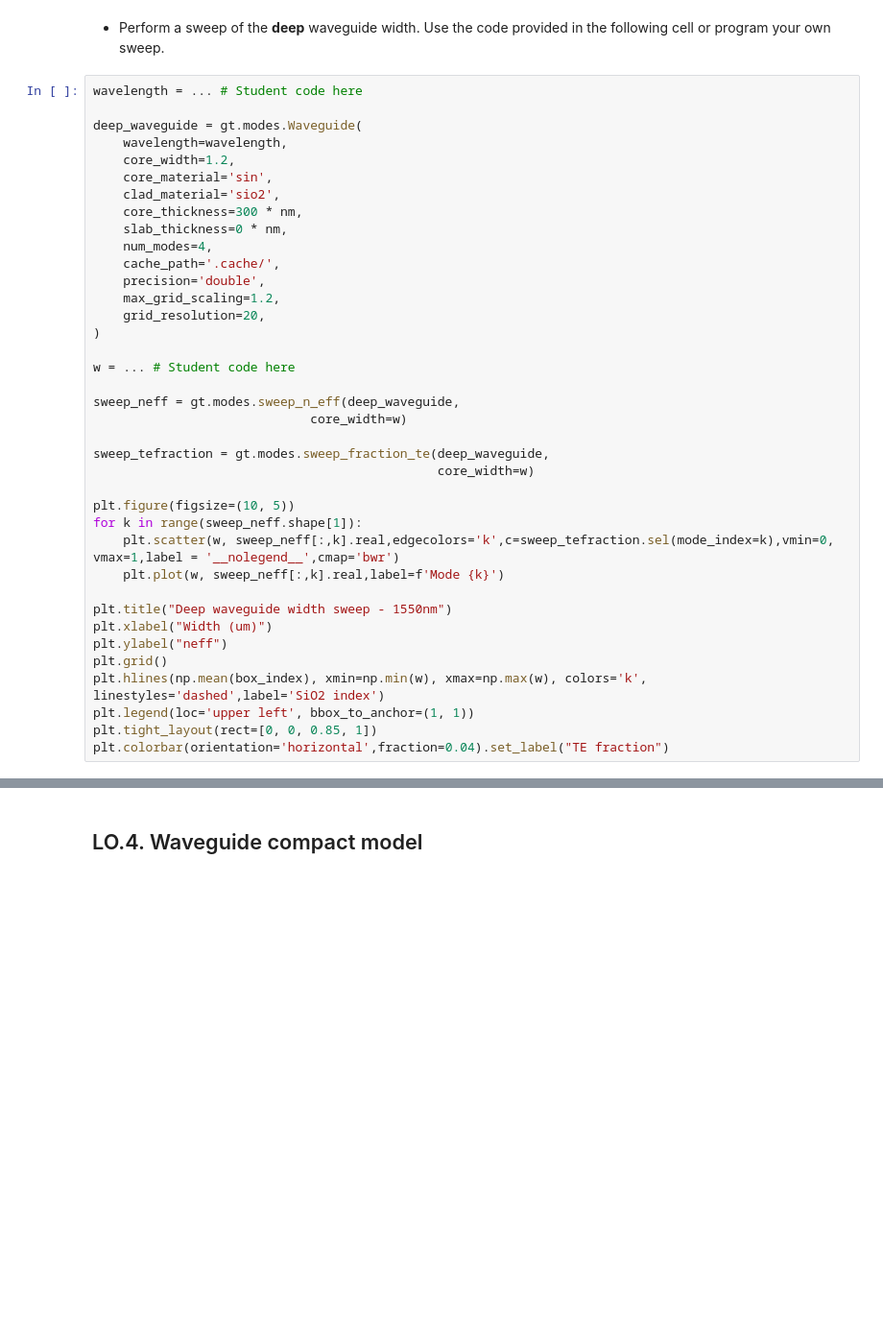
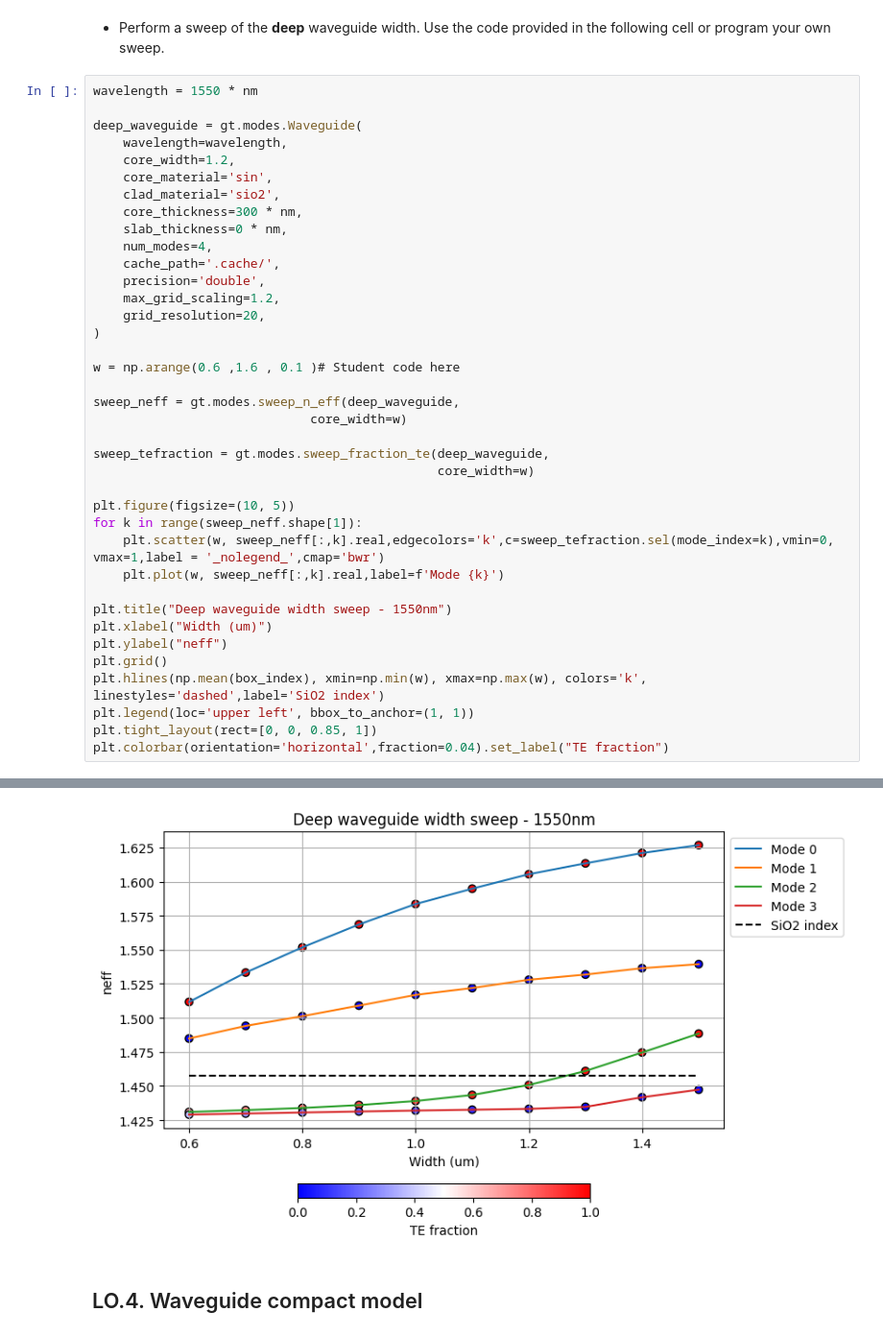
Before and after one commit to jfgimloz/cifoin-lab1, a Jupyter notebook: WAVEGUIDES_Student.ipynb, the cells around one changed output, grey strips where cells are left out. Shown at 96% size. Drawn from its saved outputs; the diff is of its cells as text; blank space fills up the shorter version.

```diff
--- a/WAVEGUIDES_Student.ipynb
+++ b/WAVEGUIDES_Student.ipynb
@@ -194,7 +271,7 @@ plt.tight_layout(rect=[0, 0, 0.85, 1])
 # %% [markdown]
 - Perform a sweep of the **deep** waveguide width. Use the code provided in the following cell or program your own sweep.
 # %%
-wavelength = ... # Student code here
+wavelength = 1550 * nm
 
 deep_waveguide = gt.modes.Waveguide(
     wavelength=wavelength,
@@ -210,7 +287,7 @@ deep_waveguide = gt.modes.Waveguide(
     grid_resolution=20,
 )
 
-w = ... # Student code here
+w = np.arange(0.6 ,1.6 , 0.1 )# Student code here
 
 sweep_neff = gt.modes.sweep_n_eff(deep_waveguide,
                              core_width=w)
@@ -220,7 +297,7 @@ sweep_tefraction = gt.modes.sweep_fraction_te(deep_waveguide,
 
 plt.figure(figsize=(10, 5))
 for k in range(sweep_neff.shape[1]):
-    plt.scatter(w, sweep_neff[:,k].real,edgecolors='k',c=sweep_tefraction.sel(mode_index=k),vmin=0, vmax=1,label = '__nolegend__',cmap='bwr')
+    plt.scatter(w, sweep_neff[:,k].real,edgecolors='k',c=sweep_tefraction.sel(mode_index=k),vmin=0, vmax=1,label = '_nolegend_',cmap='bwr')
     plt.plot(w, sweep_neff[:,k].real,label=f'Mode {k}')
 
 plt.title("Deep waveguide width sweep - 1550nm")
@@ -231,3 +308,4 @@ plt.hlines(np.mean(box_index), xmin=np.min(w), xmax=np.max(w), colors='k', lines
 plt.legend(loc='upper left', bbox_to_anchor=(1, 1))
 plt.tight_layout(rect=[0, 0, 0.85, 1])
 plt.colorbar(orientation='horizontal',fraction=0.04).set_label("TE fraction")
+# %% [output]
@@ -234,3 +332,4 @@ plt.colorbar(orientation='horizontal',fraction=0.04).set_label("TE fraction")
+[figure, added]
 # %% [markdown]
 ## LO.4. Waveguide compact model
 # %% [markdown]
```
Also changed, not shown: parts of 18 cells of this notebook, 2 other files.
